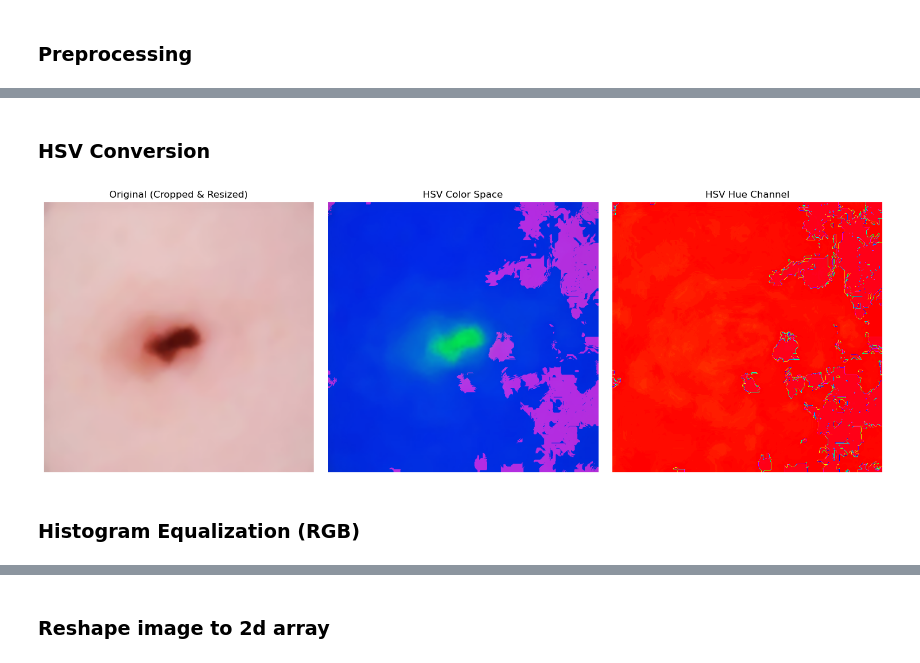
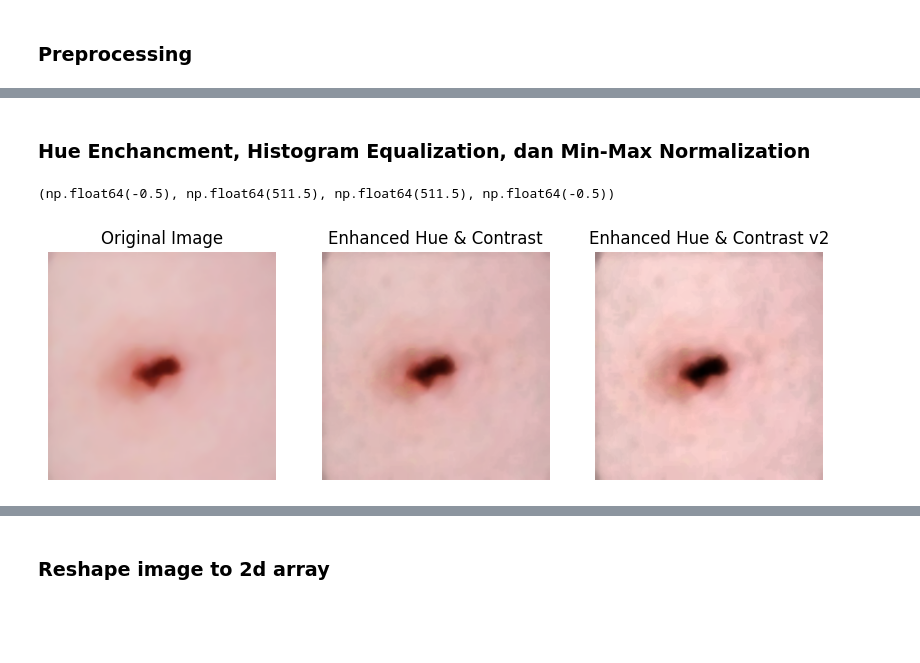
Before and after one commit to PCD-G4/PROJRCT_MELANOMA, a Jupyter notebook: melanoma_detection.ipynb, the cells around one changed output, grey strips where cells are left out. Cells and saved outputs as stored; diff of their text form; code cells hidden in the pictures; blank space fills up the shorter version.

```diff
--- a/melanoma_detection.ipynb
+++ b/melanoma_detection.ipynb
@@ -40,7 +86,23 @@ image_cropped = image[center_y-crop_size:center_y+crop_size, center_x-crop_size:
 image_resized = cv2.resize(image_cropped, (512, 512))
 
 # Noise Reduction - Gaussian Blur
-image_denoised = cv2.GaussianBlur(image_resized, (5, 5), 0)
+b, g, r = cv2.split(image_resized)
 
-# Final preprocessed image
-image = image_denoised
+# Terapkan filter FOZ ke masing-masing channel
+b_filt = fuzzy_rank_order_filter(b, window_size=3)
+g_filt = fuzzy_rank_order_filter(g, window_size=3)
+r_filt = fuzzy_rank_order_filter(r, window_size=3)
+
+# Gabungkan kembali
+image_denoised = cv2.merge([b_filt, g_filt, r_filt])
+
+plt.figure(figsize=(10, 4))
+plt.subplot(1, 2, 1)
+plt.title('Gambar Asli (RGB)')
+plt.imshow(image)
+plt.axis('off')
+
+plt.subplot(1, 2, 2)
+plt.title('Hasil Denoised')
+plt.imshow(image_denoised)
+plt.axis('off')
@@ -47,2 +111,0 @@ image = image_denoised
-# %% [markdown]
-### HSV Conversion
@@ -48,0 +114,2 @@ image = image_denoised
+# %% [markdown]
+### Hue Enchancment, Histogram Equalization, dan Min-Max Normalization
@@ -49,27 +185,22 @@ image = image_denoised
 # %%
-# HSV Conversion (RGB to HSV)
-image_hsv = cv2.cvtColor(image, cv2.COLOR_RGB2HSV)
-
-# Display preprocessing results
-plt.figure(figsize=(15, 5))
+image_enhanced = enhance_lesion_hsv(image)
+image_enhancedv2 = enhance_lesion_hsv_v2(image)
+# Tampilkan hasil
+plt.figure(figsize=(10, 5))
 plt.subplot(1, 3, 1)
-plt.title('Original (Cropped & Resized)')
 plt.imshow(image)
+plt.title("Original Image")
 plt.axis('off')
 
 plt.subplot(1, 3, 2)
-plt.title('HSV Color Space')
-plt.imshow(image_hsv)
+plt.imshow(image_enhanced)
+plt.title("Enhanced Hue & Contrast")
 plt.axis('off')
 
 plt.subplot(1, 3, 3)
-plt.title('HSV Hue Channel')
-plt.imshow(image_hsv[:,:,0], cmap='hsv')
+plt.imshow(image_enhancedv2)
+plt.title("Enhanced Hue & Contrast v2")
 plt.axis('off')
-
-plt.tight_layout()
-plt.show()
 # %% [output]
+(np.float64(-0.5), np.float64(511.5), np.float64(511.5), np.float64(-0.5))
-[figure, old version]
+[figure, new version]
-# %% [markdown]
-### Histogram Equalization (RGB)
```
Also changed, not shown: parts of 17 cells of this notebook, 39 other files.
